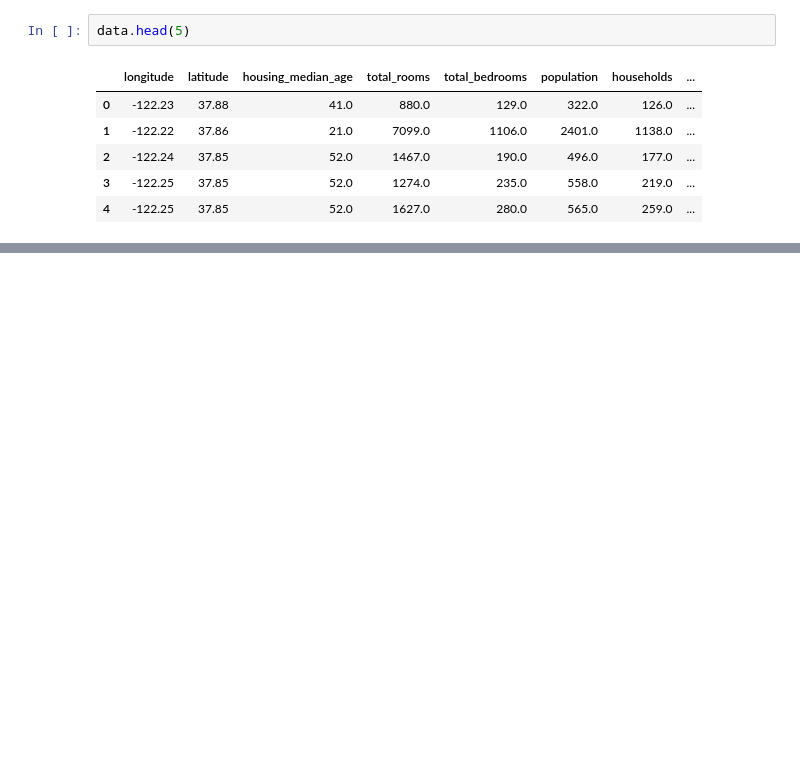
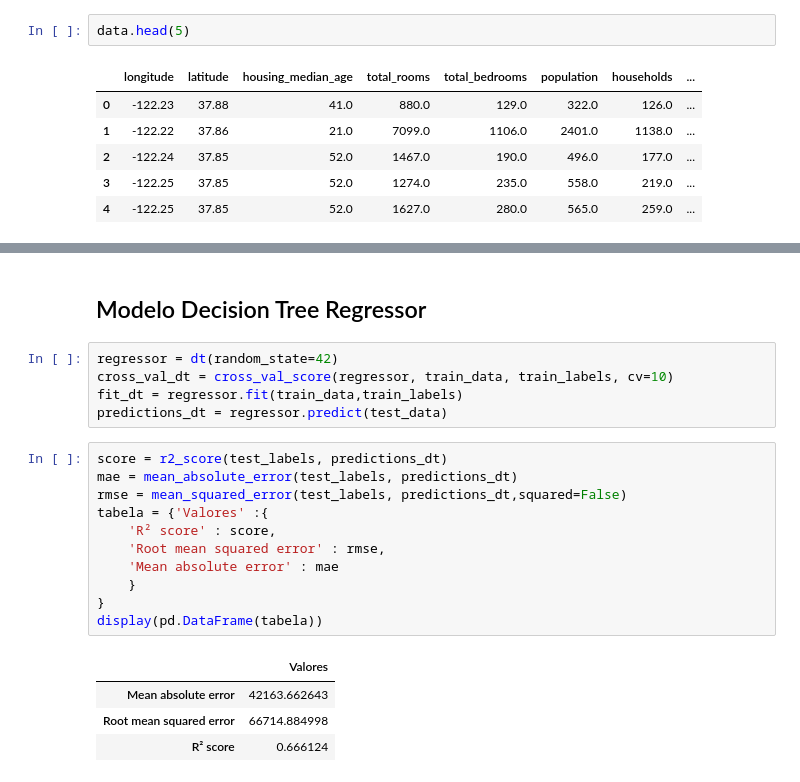
Before and after one commit to Joao-pedrosantos/p2cdados, a Jupyter notebook: p2_1.ipynb, the cells around one changed output, grey strips where cells are left out. Drawn from its saved outputs; the diff is of its cells as text; blank space fills up the shorter version.

```diff
--- a/p2_1.ipynb
+++ b/p2_1.ipynb
@@ -193,0 +339,23 @@ test_data = pd.get_dummies(test_data)
+# %% [markdown]
+## Modelo Decision Tree Regressor
+# %%
+regressor = dt(random_state=42)
+cross_val_dt = cross_val_score(regressor, train_data, train_labels, cv=10)
+fit_dt = regressor.fit(train_data,train_labels)
+predictions_dt = regressor.predict(test_data)
+# %%
+score = r2_score(test_labels, predictions_dt)
+mae = mean_absolute_error(test_labels, predictions_dt)
+rmse = mean_squared_error(test_labels, predictions_dt,squared=False)
+tabela = {'Valores' :{
+    'R² score' : score,
+    'Root mean squared error' : rmse,
+    'Mean absolute error' : mae
+    }
+}
+display(pd.DataFrame(tabela))
+# %% [output]
+|  | Valores |
+| Mean absolute error | 42163.662643 |
+| Root mean squared error | 66714.884998 |
+| R² score | 0.666124 |
```
Also changed, not shown: parts of 43 cells of this notebook.
